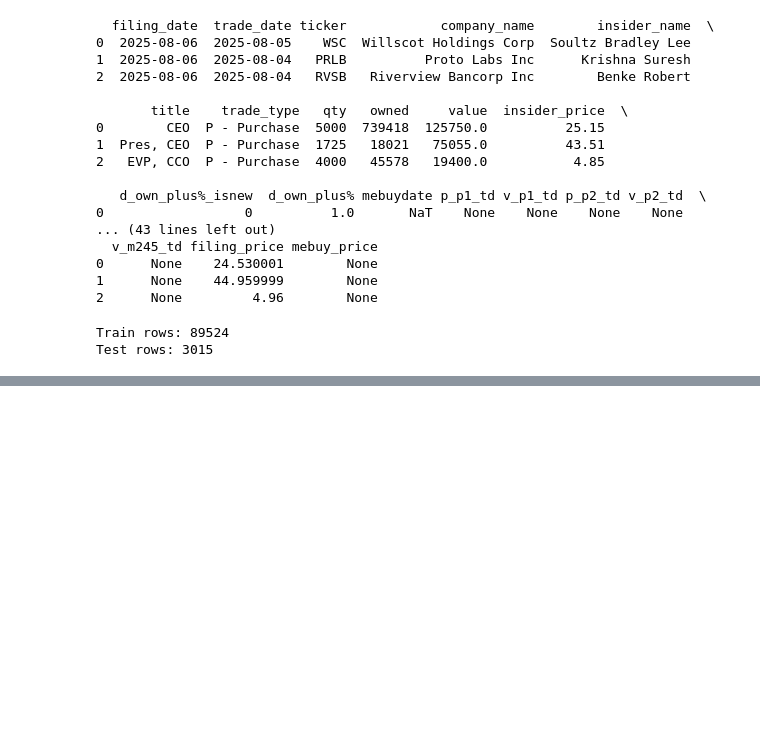
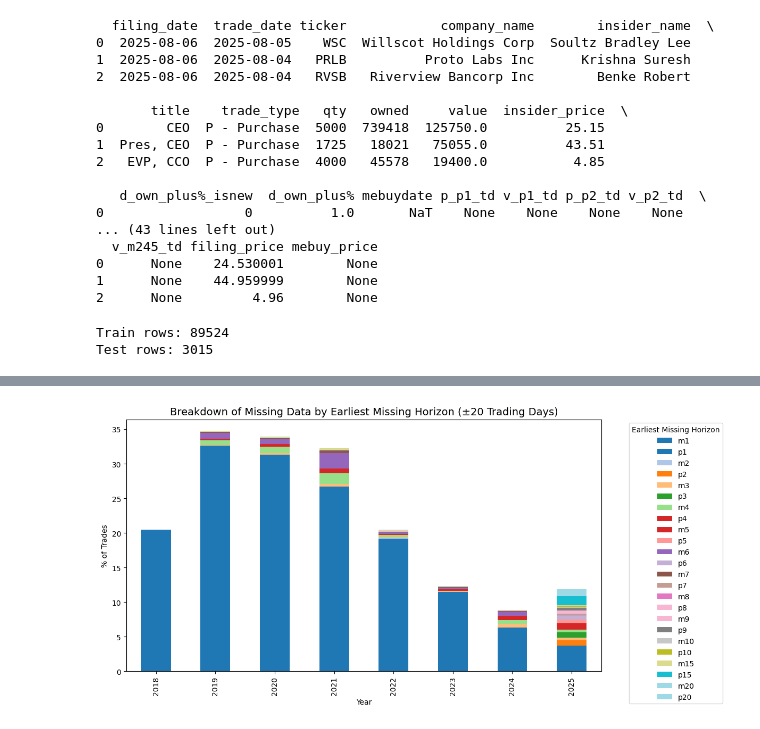
Before and after one commit to Emberflurry/stonx, a Jupyter notebook: dr3.ipynb, the cells around one changed output, grey strips where cells are left out. Drawn from its saved outputs; the diff is of its cells as text; code cells hidden in the pictures; blank space fills up the shorter version.

```diff
--- a/dr3.ipynb
+++ b/dr3.ipynb
@@ -312,0 +510,88 @@ write_first_error_per_ticker(error_dict, oip_w_prices, filename='d3_yf_errors_by
+# %%
+# ========= 3C. Missingness by Year (±20 Trading Days) =========
+
+# Horizons to consider (up to 20 td in both directions)
+horizon_order_20 = [
+    "m1", "p1",
+    "m2", "p2",
+    "m3", "p3",
+    "m4", "p4",
+    "m5", "p5",
+    "m6", "p6",
+    "m7", "p7",
+    "m8", "p8",
+    "m9", "p9",
+    "m10", "p10",
+    "m15", "p15",
+    "m20", "p20"
+]
+
+# Identify columns
+p_cols = [c for c in df.columns if c.startswith("p_")]
+v_cols = [c for c in df.columns if c.startswith("v_")]
+
+# Map horizons to cols (both p_ and v_)
+horizon_to_cols_20 = {
+    h: [c for c in p_cols + v_cols if f"_{h}_" in c] for h in horizon_order_20
+}
+
+# Function: earliest missing horizon (±20 td only)
+def earliest_missing_horizon_20(row):
+    for h in horizon_order_20:
+        cols = horizon_to_cols_20[h]
+        if any(pd.isna(row[col]) for col in cols if col in row):
+            return h
+    return "None"
+
+# Assign category
+df["missing_category_20"] = df.apply(earliest_missing_horizon_20, axis=1)
+
+# ==== 1. % Breakdown by Year ====
+year_cat_counts_20 = df.groupby(["year", "missing_category_20"]).size().reset_index(name="count")
+year_cat_pivot_20 = year_cat_counts_20.pivot(index="year", columns="missing_category_20", values="count").fillna(0)
+year_cat_percent_20 = year_cat_pivot_20.div(year_cat_pivot_20.sum(axis=1), axis=0) * 100
+
+fig, ax = plt.subplots(figsize=(12, 6))
+year_cat_percent_20[[h for h in horizon_order_20 if h in year_cat_percent_20.columns]].plot(
+    kind="bar", stacked=True, ax=ax, cmap="tab20"
+)
+plt.title("Breakdown of Missing Data by Earliest Missing Horizon (±20 Trading Days)", fontsize=14)
+plt.ylabel("% of Trades")
+plt.xlabel("Year")
+plt.legend(title="Earliest Missing Horizon", bbox_to_anchor=(1.05, 1), loc="upper left")
+plt.tight_layout()
+plt.show()
+
+# ==== 2. Absolute Missing Datums by Year ====
+# Count total missing cells (datums) in these horizons, grouped by year & horizon
+missing_datum_counts = (
+    df.groupby("year")[[col for h in horizon_order_20 for col in horizon_to_cols_20[h]]]
+    .apply(lambda x: x.isna().sum())
+)
+
+# Convert to long format for plotting
+missing_datum_long = missing_datum_counts.reset_index().melt(id_vars="year", var_name="column", value_name="missing_count")
+
+# Map each column to its horizon (m/p)
+missing_datum_long["horizon"] = missing_datum_long["column"].apply(
+    lambda c: next((h for h in horizon_order_20 if f"_{h}_" in c), None)
+)
+
+# Group by year & horizon
+datum_by_year_horizon = missing_datum_long.groupby(["year", "horizon"])["missing_count"].sum().reset_index()
+
+# Pivot for stacked bar
+datum_pivot = datum_by_year_horizon.pivot(index="year", columns="horizon", values="missing_count").fillna(0)
+
+fig, ax = plt.subplots(figsize=(12, 6))
+datum_pivot[[h for h in horizon_order_20 if h in datum_pivot.columns]].plot(
+    kind="bar", stacked=True, ax=ax, cmap="tab20"
+)
+plt.title("Absolute Missing Datums by Horizon (±20 Trading Days)", fontsize=14)
+plt.ylabel("Number of Missing Datums")
+plt.xlabel("Year")
+plt.legend(title="Horizon", bbox_to_anchor=(1.05, 1), loc="upper left")
+plt.tight_layout()
+plt.show()
+# %% [output]
+[figure, added]
```
Also changed, not shown: parts of 21 cells of this notebook, 37 other files.
